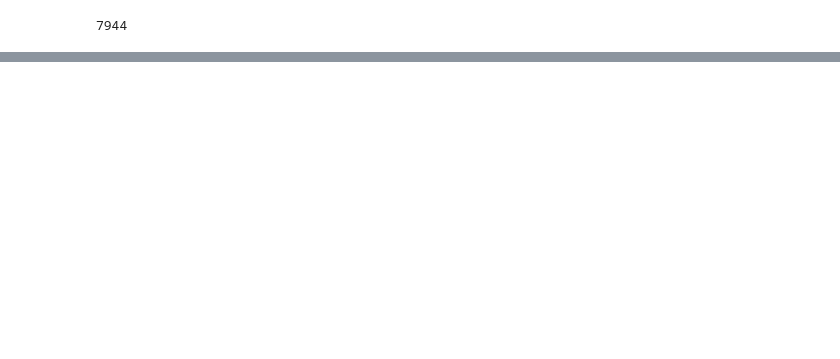
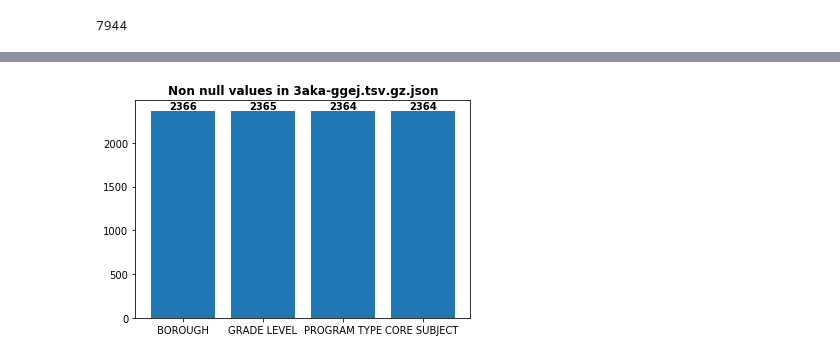
Before and after one commit to anjanragh/BigDataProject, a Jupyter notebook: task2.ipynb, the cells around one changed output, grey strips where cells are left out. Drawn from its saved outputs; the diff is of its cells as text; code cells hidden in the pictures; blank space fills up the shorter version.

```diff
--- a/task2.ipynb
+++ b/task2.ipynb
@@ -1838,0 +2066,4 @@ len(content)
+# %%
+with open("./graph.json") as f:
+    data = json.load(f)
+print(data)
@@ -1838,0 +2102,25 @@ len(content)
+# %%
+def plot_non_null_values(jsonfilename):
+    with open(jsonfilename) as f:
+        data = json.load(f)
+    dtct = {}
+    for col in data["columns"]:
+        if col["column_name"] not in dtct.keys():
+                dtct[col["column_name"]] = col["number_non_empty_cells"]
+
+    filename = jsonfilename.split('.')[0]
+    plt.bar(range(len(dtct)), list(dtct.values()), align='center')
+    st=0
+    for x,y in dtct.items():
+        x=st
+        label = y
+        plt.annotate(label,(x,y),textcoords="offset points",xytext=(0,2),ha='center',weight='bold')
+        st+=1
+    plt.xticks(range(len(dtct)), list(dtct.keys()))
+    plt.title("Non null values in 3aka-ggej.tsv.gz.json", weight="bold")
+#     plt.title("Different datatypes in {}".format(jsonfilename), weight='bold')
+    plt.show()
+# %%
+plot_non_null_values("./graph.json")
+# %% [output]
+[figure, added]
```
Also changed, not shown: parts of 33 cells of this notebook, 7 other files.
